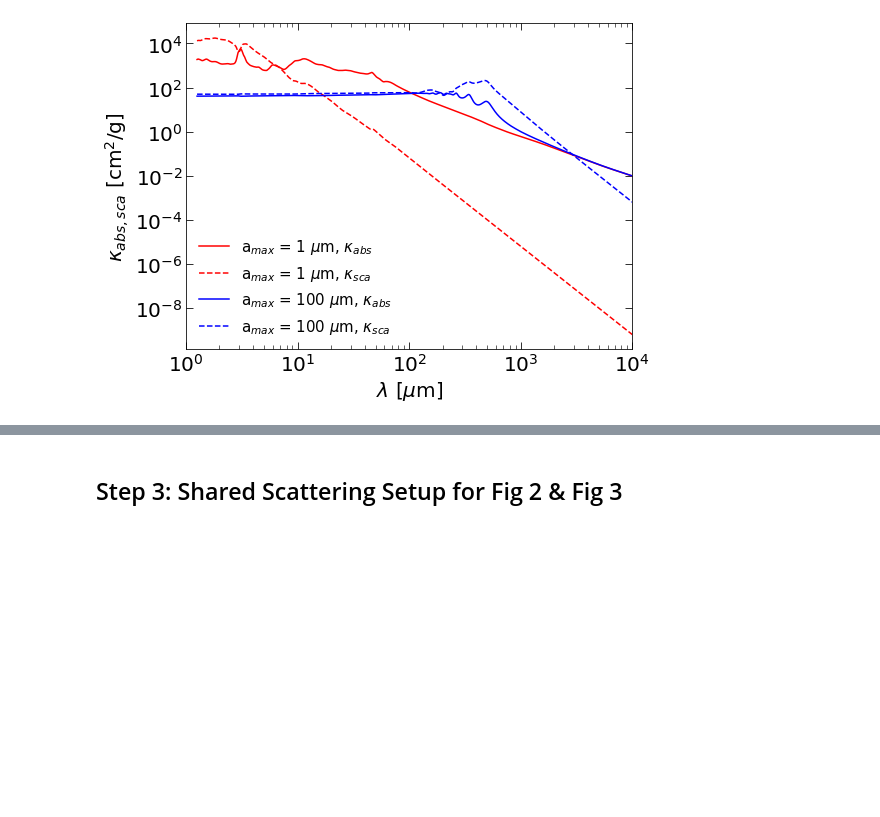
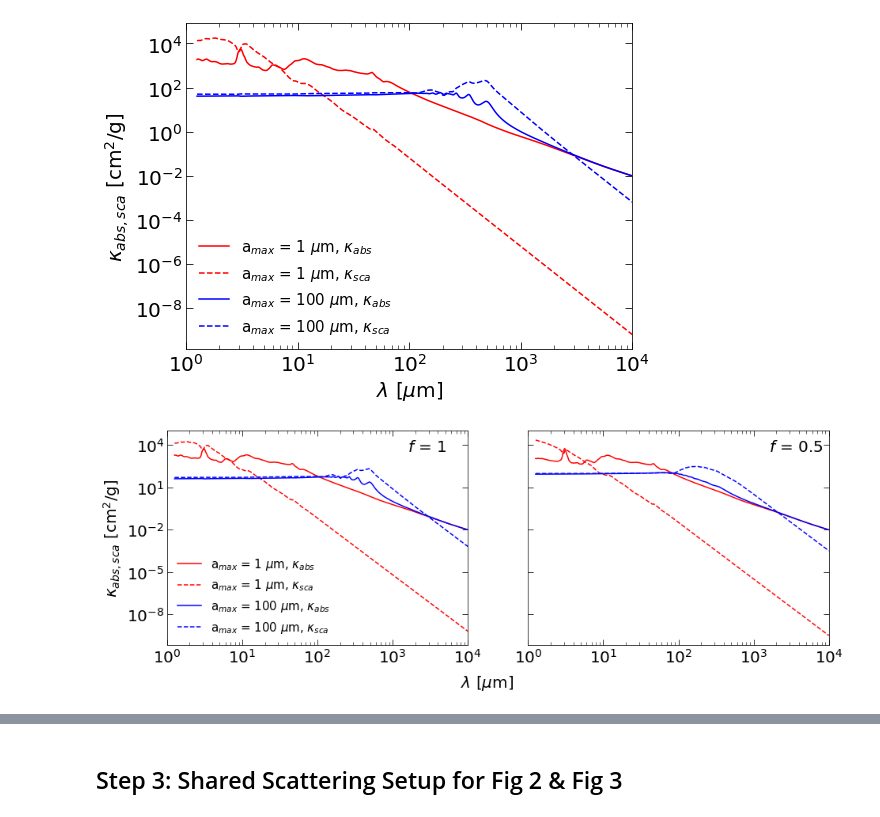
Before and after one commit to audreyburggraf/MastersThesis, a Jupyter notebook: PLOTTING C29 989/DUST MODEL NOTEBOOKS/recreate_kataoka_with_DSHARP_my_bands_optimized.ipynb, the cells around one changed output, grey strips where cells are left out. Cells and saved outputs as stored; diff of their text form; code cells hidden in the pictures; blank space fills up the shorter version.

```diff
--- a/PLOTTING C29 989/DUST MODEL NOTEBOOKS/recreate_kataoka_with_DSHARP_my_bands_optimized.ipynb
+++ b/PLOTTING C29 989/DUST MODEL NOTEBOOKS/recreate_kataoka_with_DSHARP_my_bands_optimized.ipynb
@@ -231,0 +253,81 @@ plt.savefig(writeup_image_folder_path + '/DustModels/'+ "Kataoka2015Fig1.pdf",
+# %%
+# Create a figure with the WCS projection
+fig, axes = plt.subplots(1, 2, figsize=(15, 5), sharey = True)
+
+fig1_colors = ['red', 'blue']
+
+
+# Loop over both axes
+for j in range(2):
+
+    ax = axes[j]
+
+    # ------------------------------------------
+
+    for i in range(2):
+        ax.plot(lambda_dist_micron,
+                k_abs_fig1_both[j][i],
+                color = fig1_colors[i],
+                ls = '-',
+                label = rf'a$_{{max}}$ = {a_max_micron_fig1[i]} $\mu$m, $\kappa_{{abs}}$')
+
+        ax.plot(lambda_dist_micron,
+                k_sca_fig1_both[j][i],
+                color = fig1_colors[i],
+                ls = '--',
+                label = rf'a$_{{max}}$ = {a_max_micron_fig1[i]} $\mu$m, $\kappa_{{sca}}$')
+
+
+    # Add axis labels
+   # ax.set_xlabel('$\lambda$ [$\mu$m]', fontsize=axis_label_fs)
+
+
+
+    # Adjust ticks
+    # ax.minorticks_on()
+    # ax.tick_params(axis="x", which="major", direction="in", bottom=True, top=True, length=7, labelsize=axis_num_fs)
+    # ax.tick_params(axis="y", which="major", direction="in", left=True, right=True, length=7, labelsize=axis_num_fs)
+
+
+
+    # Make axes log if needed
+    ax.set_xscale('log')
+    ax.set_yscale('log')
+
+    # Set axis limits
+    # ax.setxlim(0.11e4)
+    ax.set_xlim(1e0, 1e4)
+
+
+    add_min_major_ticks(ax)
+
+fig.supxlabel(
+    '$\lambda$ [$\mu$m]',
+    fontsize=axis_label_fs,
+    y=-0.04
+)
+
+axes[0].set_ylabel('$\kappa_{abs, sca}$ [cm$^2$/g]', fontsize=axis_label_fs)
+
+# Add porosity values as text
+x_pos = 0.8
+y_pos = 0.9
+fs = 20
+axes[0].text(x_pos, y_pos, rf'$f$ = {f_compact}', transform=axes[0].transAxes, fontsize= fs)
+axes[1].text(x_pos, y_pos, rf'$f$ = {f_porous}', transform=axes[1].transAxes, fontsize= fs)
+
+
+axes[0].legend(loc = 'lower left',
+          fontsize = legend_text_fs,
+          frameon = False)
+
+# plt.savefig(slideshow_image_folder_path + '/DustModels/'+ "Kataoka2015Fig1.jpeg",
+#             dpi=300,
+#             bbox_inches='tight')
+
+
+plt.savefig(writeup_image_folder_path + '/DustModels/'+ "Kataoka2015Fig1_grid.pdf",
+            dpi=300,
+            bbox_inches='tight')
+# %% [output]
+[figure, added]
```
Also changed, not shown: parts of 20 cells of this notebook, 52 other files.
